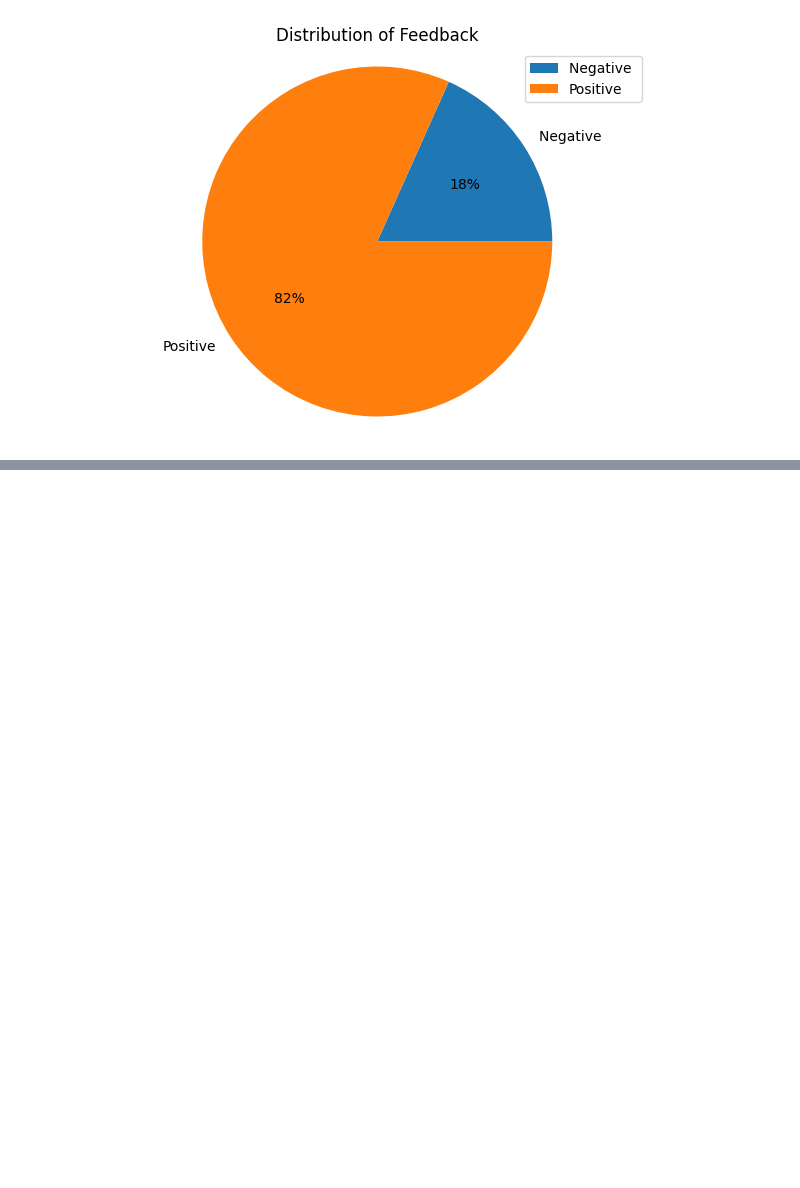
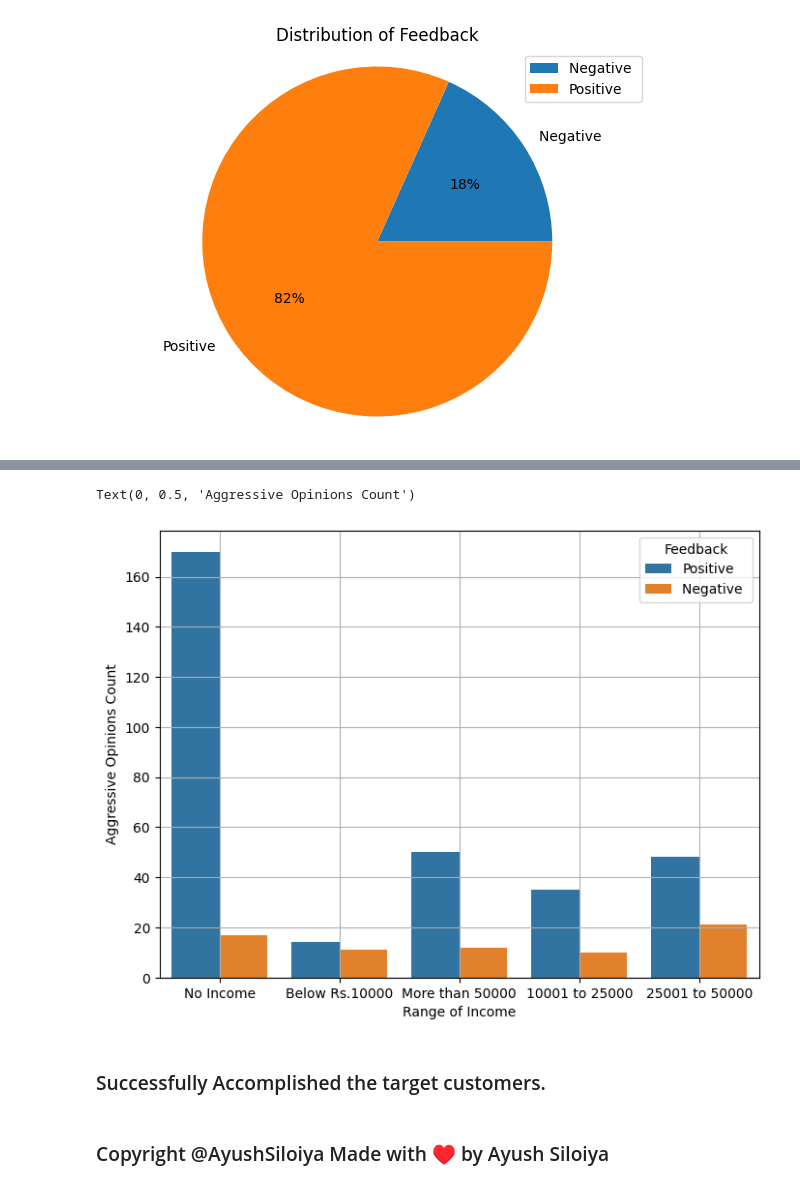
Before and after one commit to ayushsiloiya619/Online-Food-Orders-Analysis, a Jupyter notebook: Online_Food.ipynb, the cells around one changed output, grey strips where cells are left out. Saved outputs shown, nothing was run; the diff lists cells and outputs as text; code cells hidden in the pictures; blank space fills up the shorter version.

```diff
--- a/Online_Food.ipynb
+++ b/Online_Food.ipynb
@@ -267,0 +274,13 @@ plt.show()
+# %%
+plt.figure(figsize=(8,6))
+sns.countplot(data=df,x="Monthly Income" , hue="Feedback")
+plt.grid(True)
+plt.xlabel("Range of Income")
+plt.ylabel("Aggressive Opinions Count")
+# %% [output]
+Text(0, 0.5, 'Aggressive Opinions Count')
+[figure, added]
+# %% [markdown]
+### Successfully Accomplished the target customers.
+# %% [markdown]
+### Copyright @AyushSiloiya Made with ♥ by Ayush Siloiya
```
Also changed, not shown: parts of 1 cell of this notebook.
